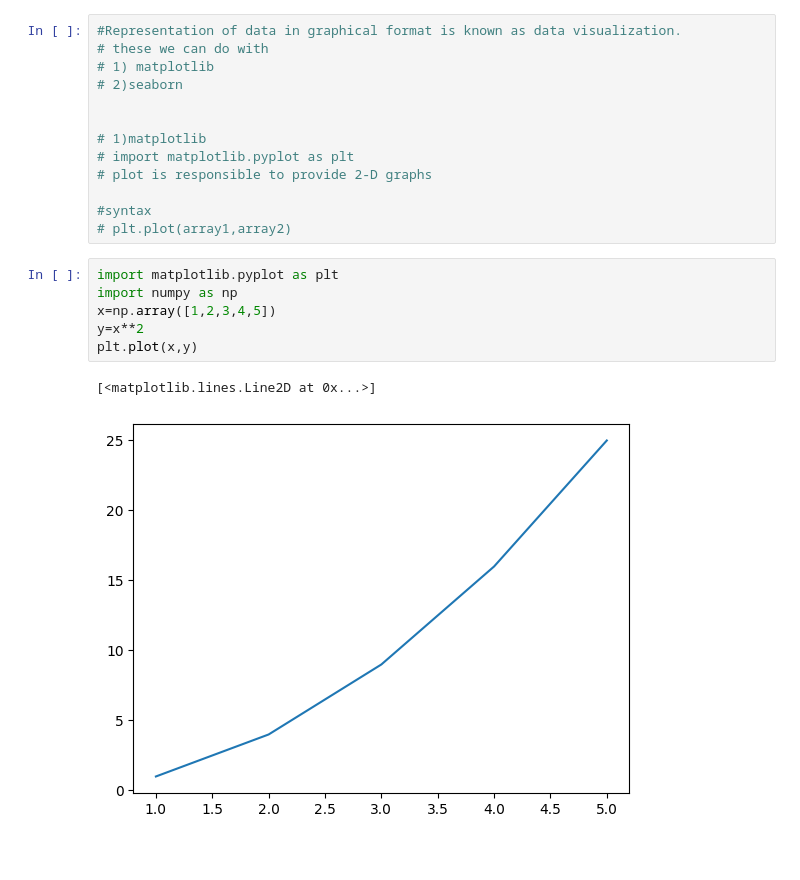
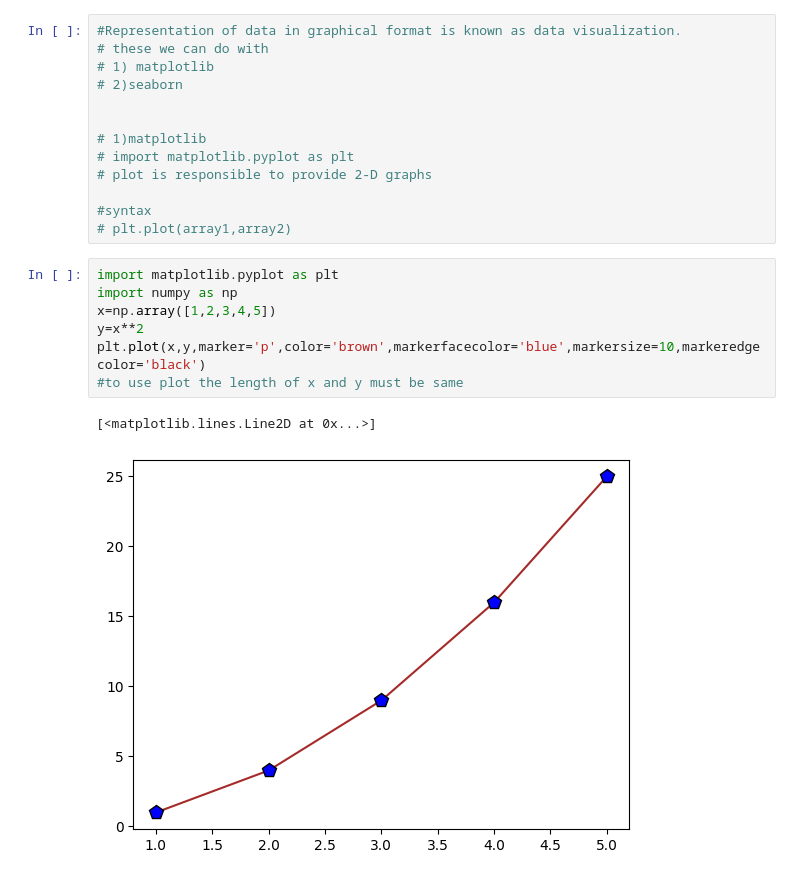
Before and after one commit to dpkasahu/numpy, a Jupyter notebook: DataVisualisation.ipynb, the cells around one changed output. Cells and saved outputs as stored; diff of their text form.

```diff
--- a/DataVisualisation.ipynb
+++ b/DataVisualisation.ipynb
@@ -16,9 +16,10 @@
 # %%
 import matplotlib.pyplot as plt
 import numpy as np
 x=np.array([1,2,3,4,5])
 y=x**2
-plt.plot(x,y)
+plt.plot(x,y,marker='p',color='brown',markerfacecolor='blue',markersize=10,markeredgecolor='black')
+#to use plot the length of x and y must be same
 # %% [output]
 [<matplotlib.lines.Line2D at 0x...>]
-[figure, old version]
+[figure, new version]
```
Also changed, not shown: parts of 3 cells of this notebook.
